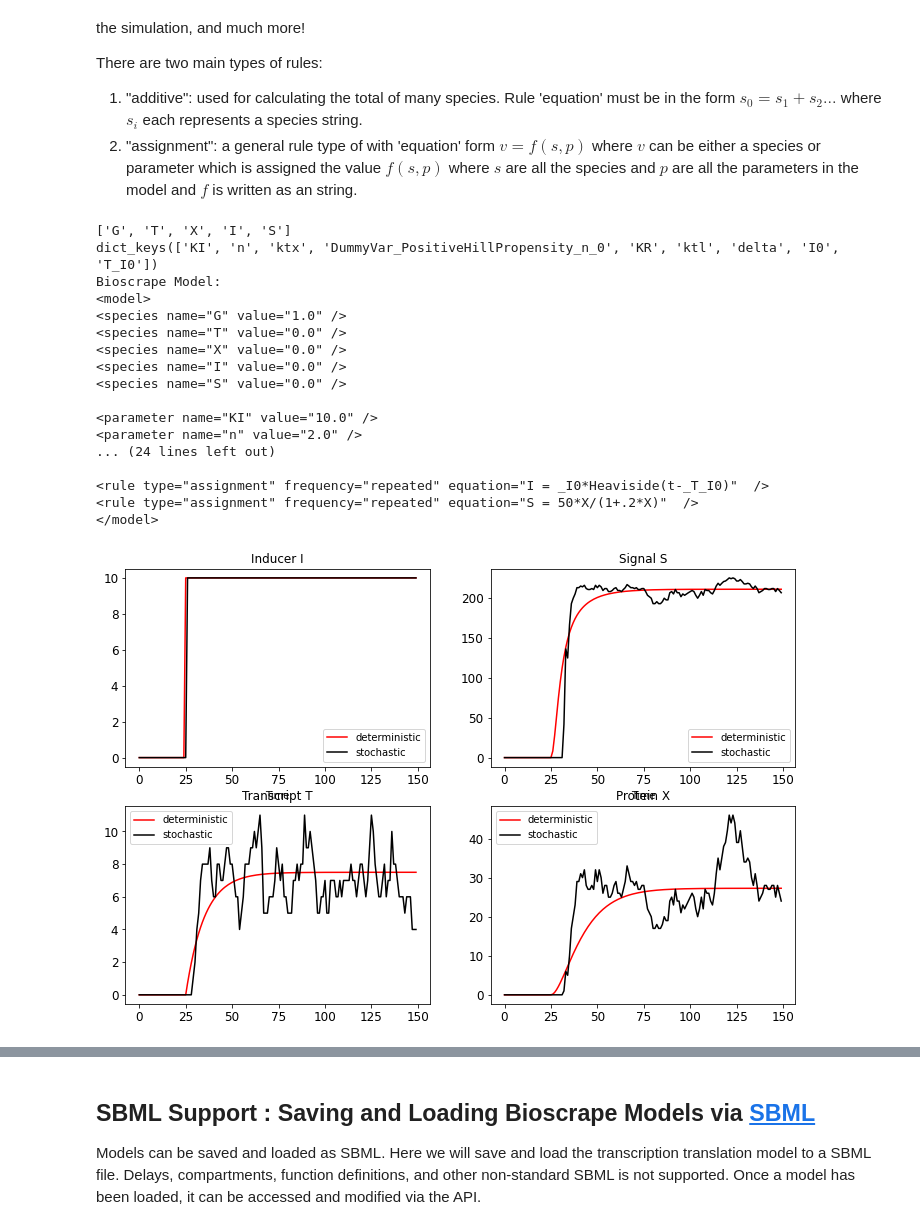
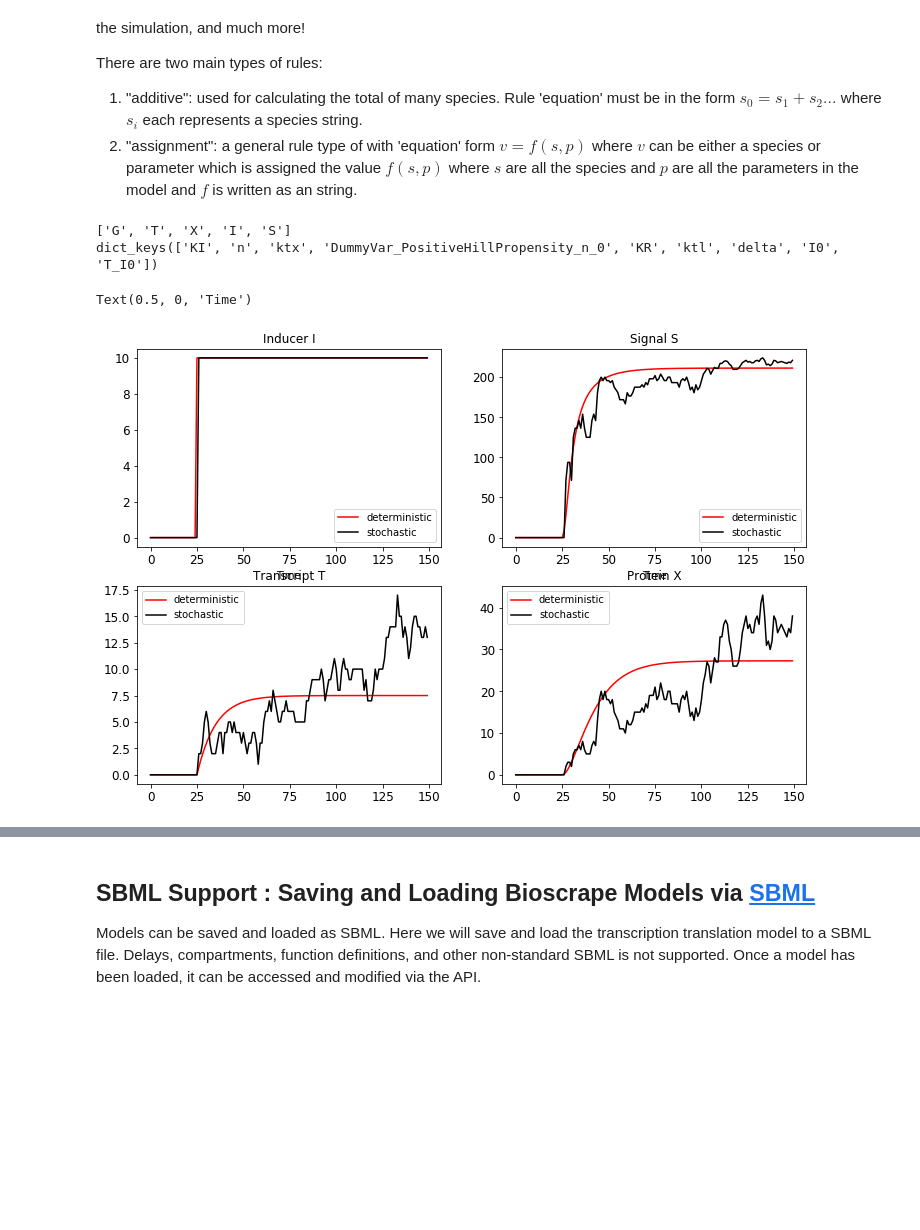
Before and after one commit to biocircuits/bioscrape, a Jupyter notebook: examples/Basic Examples - START HERE.ipynb, the cells around one changed output, grey strips where cells are left out. Saved outputs shown, nothing was run; the diff lists cells and outputs as text; code cells hidden in the pictures; blank space fills up the shorter version.

```diff
--- a/examples/Basic Examples - START HERE.ipynb
+++ b/examples/Basic Examples - START HERE.ipynb
@@ -193,49 +193,32 @@ results_stoch = py_simulate_model(timepoints, Model = M, stochastic = True)
 #Plot the results
 plt.figure(figsize = (12, 8))
 plt.subplot(223)
 plt.title("Transcript T")
 plt.plot(timepoints, results_det["T"], label = "deterministic")
 plt.plot(timepoints, results_stoch["T"], label = "stochastic")
 plt.legend()
 
 plt.subplot(224)
 plt.title("Protein X")
 plt.plot(timepoints, results_det["X"], label = "deterministic")
 plt.plot(timepoints, results_stoch["X"], label = "stochastic")
 plt.legend()
 
 plt.subplot(221)
 plt.title("Inducer I")
 plt.plot(timepoints, results_det["I"], label = "deterministic")
 plt.plot(timepoints, results_stoch["I"], label = "stochastic")
 plt.legend()
 plt.xlabel("Time")
 
 plt.subplot(222)
 plt.title("Signal S")
 plt.plot(timepoints, results_det["S"], label = "deterministic")
 plt.plot(timepoints, results_stoch["S"], label = "stochastic")
 plt.legend()
 plt.xlabel("Time")
-#M.write_bioscrape_xml('models/txtl_bioscrape1.xml')
-f = open('models/txtl_bioscrape1.xml')
-print("Bioscrape Model:\n", f.read())
 # %% [output]
 ['G', 'T', 'X', 'I', 'S']
 dict_keys(['KI', 'n', 'ktx', 'DummyVar_PositiveHillPropensity_n_0', 'KR', 'ktl', 'delta', 'I0', 'T_I0'])
-Bioscrape Model:
-<model>
-<species name="G" value="1.0" />
-<species name="T" value="0.0" />
-<species name="X" value="0.0" />
-<species name="I" value="0.0" />
-<species name="S" value="0.0" />
-
-<parameter name="KI" value="10.0" />
-<parameter name="n" value="2.0" />
-... (24 lines left out)
-
-<rule type="assignment" frequency="repeated" equation="I = _I0*Heaviside(t-_T_I0)"  />
-<rule type="assignment" frequency="repeated" equation="S = 50*X/(1+.2*X)"  />
-</model>
+Text(0.5, 0, 'Time')
-[figure, old version]
+[figure, new version]
```
Also changed, not shown: parts of 7 cells of this notebook, 34 other files.
